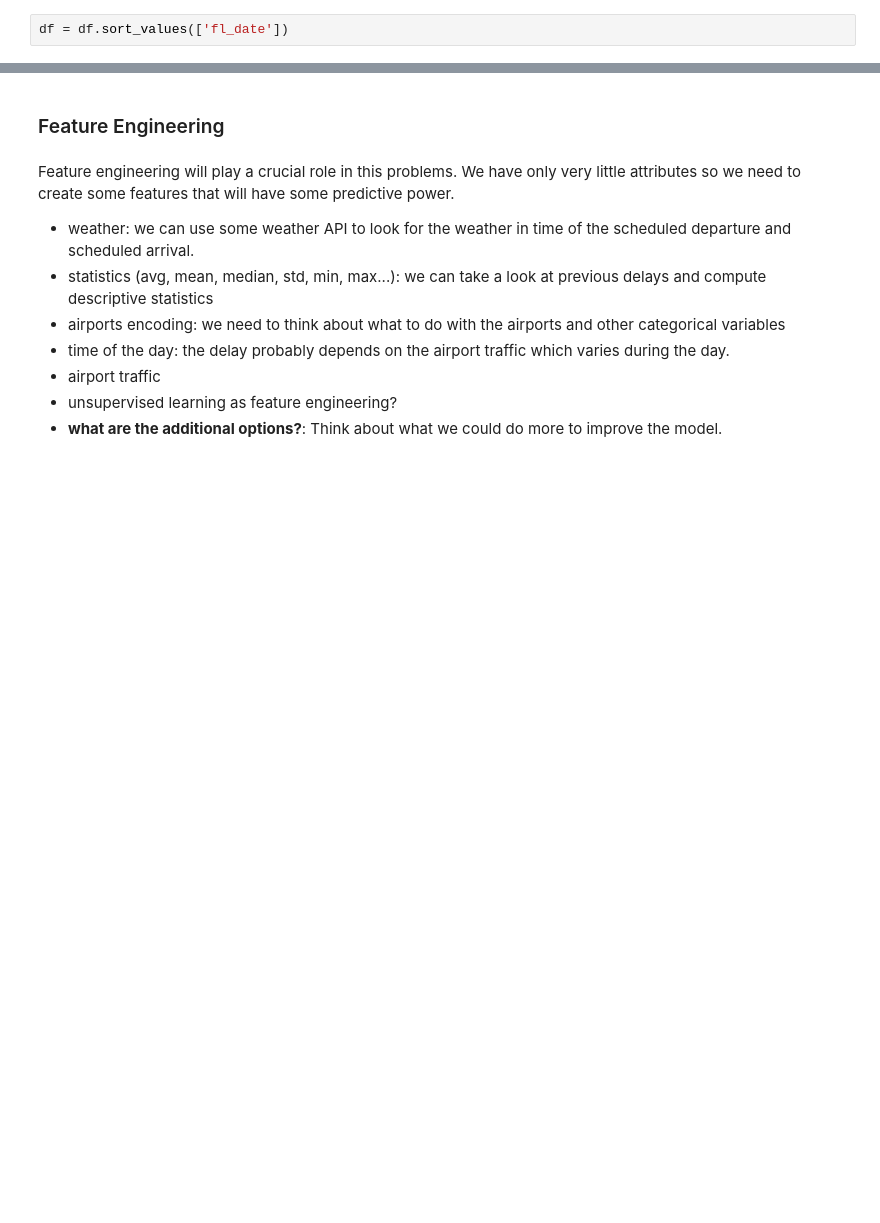
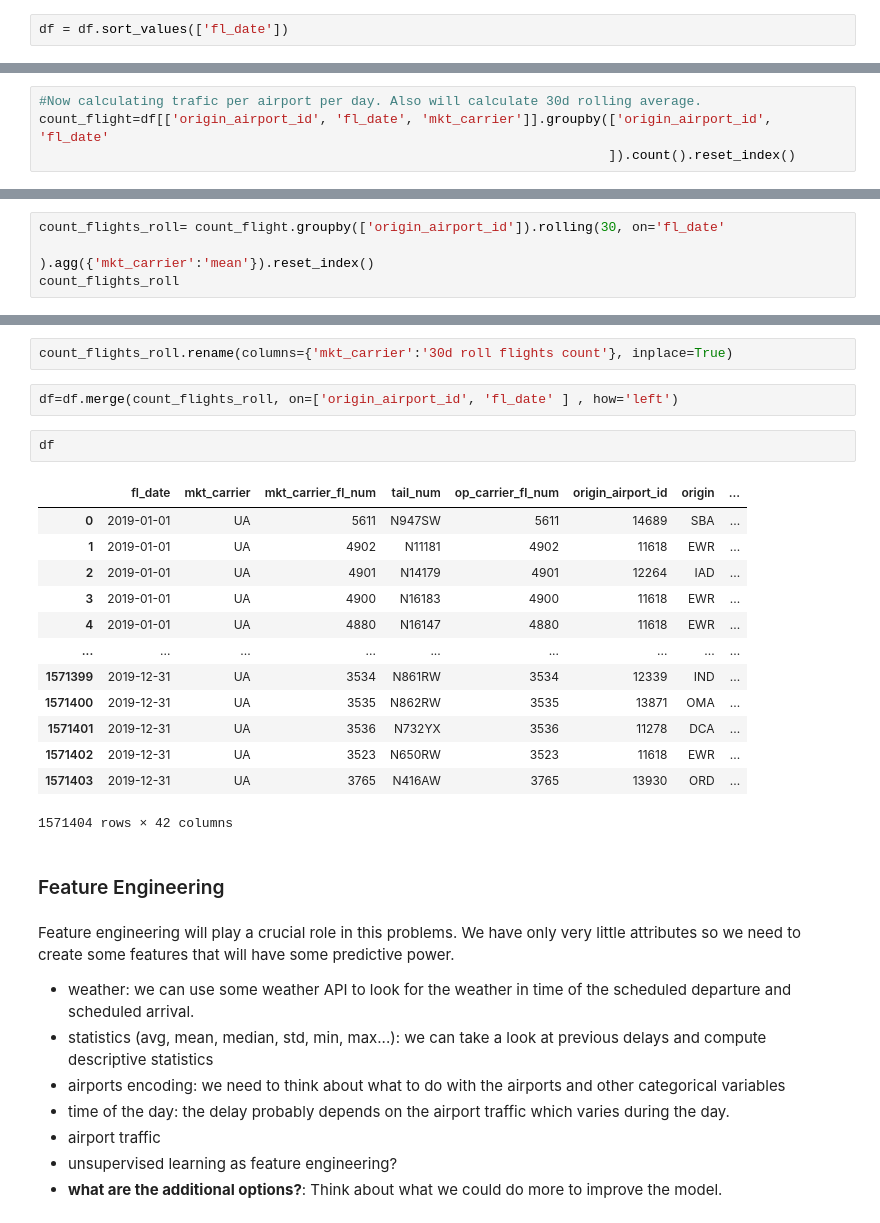
Before and after one commit to Christiantruchsess/Predicting_Flight_Delays, a Jupyter notebook: modeling_Ruslan.ipynb, the cells around one changed output, grey strips where cells are left out. Drawn from its saved outputs; the diff is of its cells as text; blank space fills up the shorter version.

```diff
--- a/modeling_Ruslan.ipynb
+++ b/modeling_Ruslan.ipynb
@@ -109,0 +195,4 @@ df_taxi_out#rolling(7).mean()
+# %%
+#Now calculating trafic per airport per day. Also will calculate 30d rolling average.
+count_flight=df[['origin_airport_id', 'fl_date', 'mkt_carrier']].groupby(['origin_airport_id', 'fl_date'
+                                                                         ]).count().reset_index()
@@ -109,0 +215,4 @@ df_taxi_out#rolling(7).mean()
+# %%
+count_flights_roll= count_flight.groupby(['origin_airport_id']).rolling(30, on='fl_date'
+                                                                       ).agg({'mkt_carrier':'mean'}).reset_index()
+count_flights_roll
@@ -110,3 +233,23 @@ df_taxi_out#rolling(7).mean()
+# %%
+count_flights_roll.rename(columns={'mkt_carrier':'30d roll flights count'}, inplace=True)
+# %%
+df=df.merge(count_flights_roll, on=['origin_airport_id', 'fl_date' ] , how='left')
+# %%
+df
+# %% [output]
+|  | fl_date | mkt_carrier | mkt_carrier_fl_num | tail_num | op_carrier_fl_num | origin_airport_id | origin | ... |
+| 0 | 2019-01-01 | UA | 5611 | N947SW | 5611 | 14689 | SBA | ... |
+| 1 | 2019-01-01 | UA | 4902 | N11181 | 4902 | 11618 | EWR | ... |
+| 2 | 2019-01-01 | UA | 4901 | N14179 | 4901 | 12264 | IAD | ... |
+| 3 | 2019-01-01 | UA | 4900 | N16183 | 4900 | 11618 | EWR | ... |
+| 4 | 2019-01-01 | UA | 4880 | N16147 | 4880 | 11618 | EWR | ... |
+| ... | ... | ... | ... | ... | ... | ... | ... | ... |
+| 1571399 | 2019-12-31 | UA | 3534 | N861RW | 3534 | 12339 | IND | ... |
+| 1571400 | 2019-12-31 | UA | 3535 | N862RW | 3535 | 13871 | OMA | ... |
+| 1571401 | 2019-12-31 | UA | 3536 | N732YX | 3536 | 11278 | DCA | ... |
+| 1571402 | 2019-12-31 | UA | 3523 | N650RW | 3523 | 11618 | EWR | ... |
+| 1571403 | 2019-12-31 | UA | 3765 | N416AW | 3765 | 13930 | ORD | ... |
+1571404 rows × 42 columns
 # %% [markdown]
 ### Feature Engineering
 # %% [markdown]
```
Also changed, not shown: parts of 24 cells of this notebook, 1 other file.
